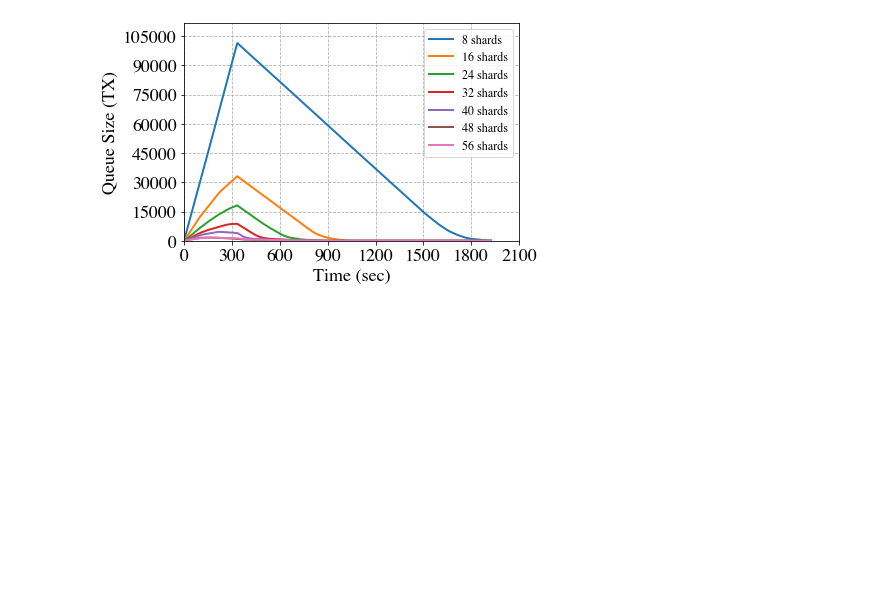
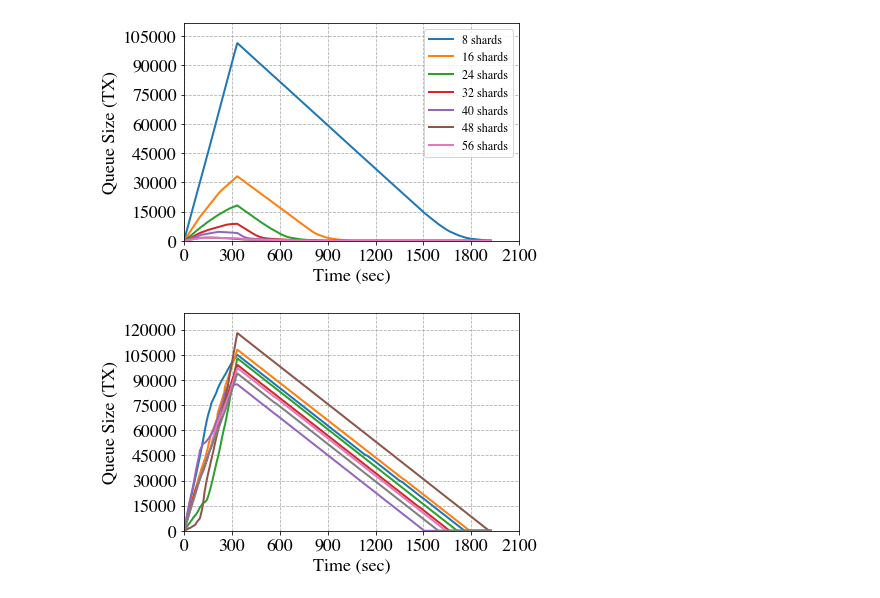
Before and after one commit to wzh4464/jessufig, a Jupyter notebook: draw_xshard.ipynb, the cells around one changed output. Drawn from its saved outputs; the diff is of its cells as text; code cells hidden in the pictures; blank space fills up the shorter version.

```diff
--- a/draw_xshard.ipynb
+++ b/draw_xshard.ipynb
@@ -325,13 +325,16 @@ print(simpledata.shape)
 (8, 1141)
 (8, 115)
 # %%
-def plot_line_chart(data,pic_name='txrate',save=False,xlabel="TX rate / (TXs/Sec)",ylabel="Throughput (tps)",text_location=50,ylim=2800,labellist=['bsize=100','bsize=150','bsize=80','bsize=50'],ytick_k=False,xlim=1000000,xscale=5,colorlist = ['orange','red','grey','black','blue','green','yellow'],markerlist = ['o','^','x','s','v','1','v'],ystep=5000,xstep=500,linewidth=2):
+def plot_line_chart(data,pic_name='txrate',save=False,xlabel="TX rate / (TXs/Sec)",ylabel="Throughput (tps)",text_location=50,ylim=2800,labellist=['bsize=100','bsize=150','bsize=80','bsize=50'],ytick_k=False,xlim=1000000,xscale=5,colorlist = ['orange','red','grey','black','blue','green','yellow'],markerlist = ['o','^','x','s','v','1','v'],ystep=5000,xstep=500,linewidth=2,legend=True):
     x = data[0,:]
     ynum = np.size(data,0)-1
     y = data[1:ynum+1,:]
     fig, leftaxis = plt.subplots(figsize=(6, 4))
     for i in range(ynum):
-        leftaxis.plot(x, y[i,:], label=labellist[i],zorder=2,linewidth=linewidth)
+        if legend:
+            leftaxis.plot(x, y[i,:], label=labellist[i],zorder=2,linewidth=linewidth)
+        else:
+            leftaxis.plot(x, y[i,:],zorder=2,linewidth=linewidth)
         # leftaxis.plot(x, y[i,:])
 
     leftaxis.grid(axis='y',linestyle='--',zorder=0)
@@ -343,8 +346,9 @@ def plot_line_chart(data,pic_name='txrate',save=False,xlabel="TX rate / (TXs/Sec
     leftaxis.set_ylim(0, ylim)
     leftaxis.set_xticks(np.arange(0,xlim+1,xstep))
     leftaxis.set_yticks(np.arange(0,ylim+1,ystep))
-    plt.rc('legend', fontsize=12)
-    lg = leftaxis.legend()
+    if legend:
+        plt.rc('legend', fontsize=12)
+        lg = leftaxis.legend()
     # set(lg,'font')
 
     if save:
@@ -362,3 +366,10 @@ plot_line_chart(data=q1data,pic_name='q1',save=True,xlabel="Time (sec)", ylabel=
 # %% [output]
 101355.9
 [figure]
+# %%
+q2data=np.genfromtxt('../txrate_xshard/q2.txt')
+
+
+plot_line_chart(data=q2data,pic_name='q2',save=True,xlabel="Time (sec)", ylabel="Queue Size (TX)",text_location=12,xlim=2100, ylim=q2data.max()*1.1,labellist=['8 shards','16 shards','24 shards','32 shards','40 shards','48 shards','56 shards'],ystep=15000,xstep=300,legend=False)
+# %% [output]
+[figure, added]
```
Also changed, not shown: parts of 2 cells of this notebook, 1 other file.
